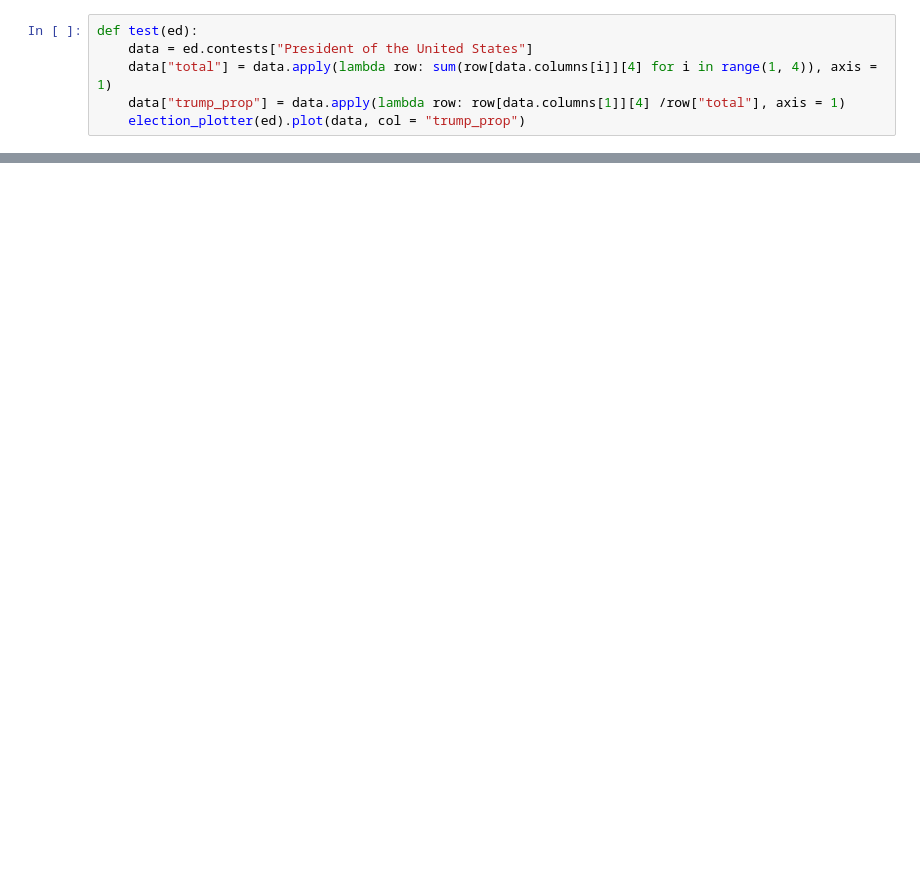
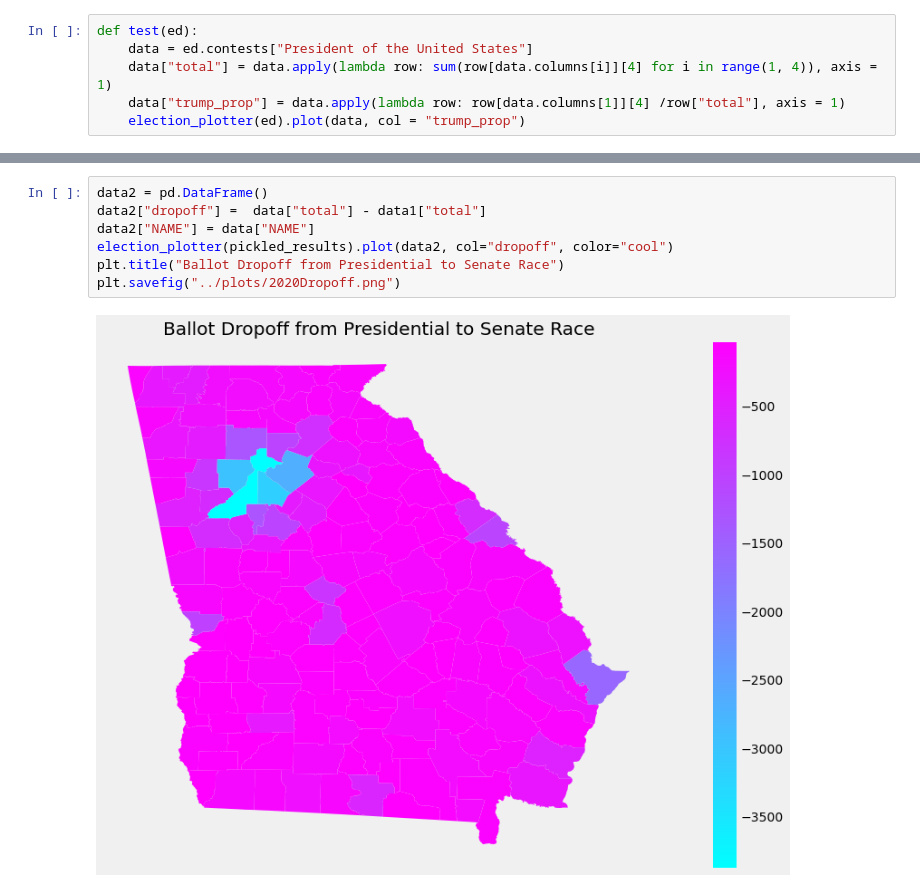
Before and after one commit to ayush-kumar-1/georgia-elections-project, a Jupyter notebook: notebooks/election_utils.ipynb, the cells around one changed output, grey strips where cells are left out. Drawn from its saved outputs; the diff is of its cells as text; blank space fills up the shorter version.

```diff
--- a/notebooks/election_utils.ipynb
+++ b/notebooks/election_utils.ipynb
@@ -140,0 +174,9 @@ test(pickled_results)
+# %%
+data2 = pd.DataFrame()
+data2["dropoff"] =  data["total"] - data1["total"]
+data2["NAME"] = data["NAME"]
+election_plotter(pickled_results).plot(data2, col="dropoff", color="cool")
+plt.title("Ballot Dropoff from Presidential to Senate Race")
+plt.savefig("../plots/2020Dropoff.png")
+# %% [output]
+[figure, added]
```
Also changed, not shown: parts of 8 cells of this notebook, 5 other files.
